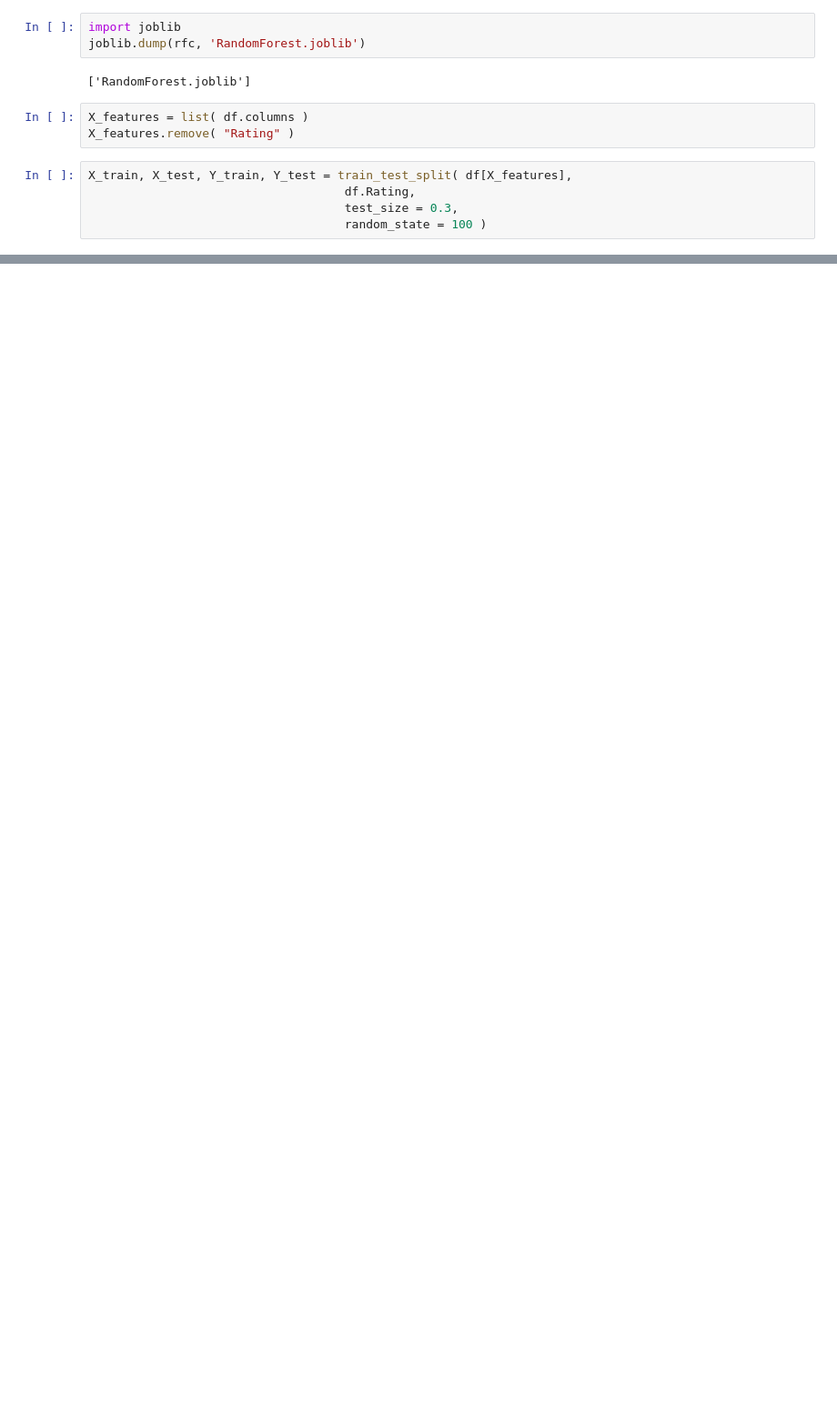
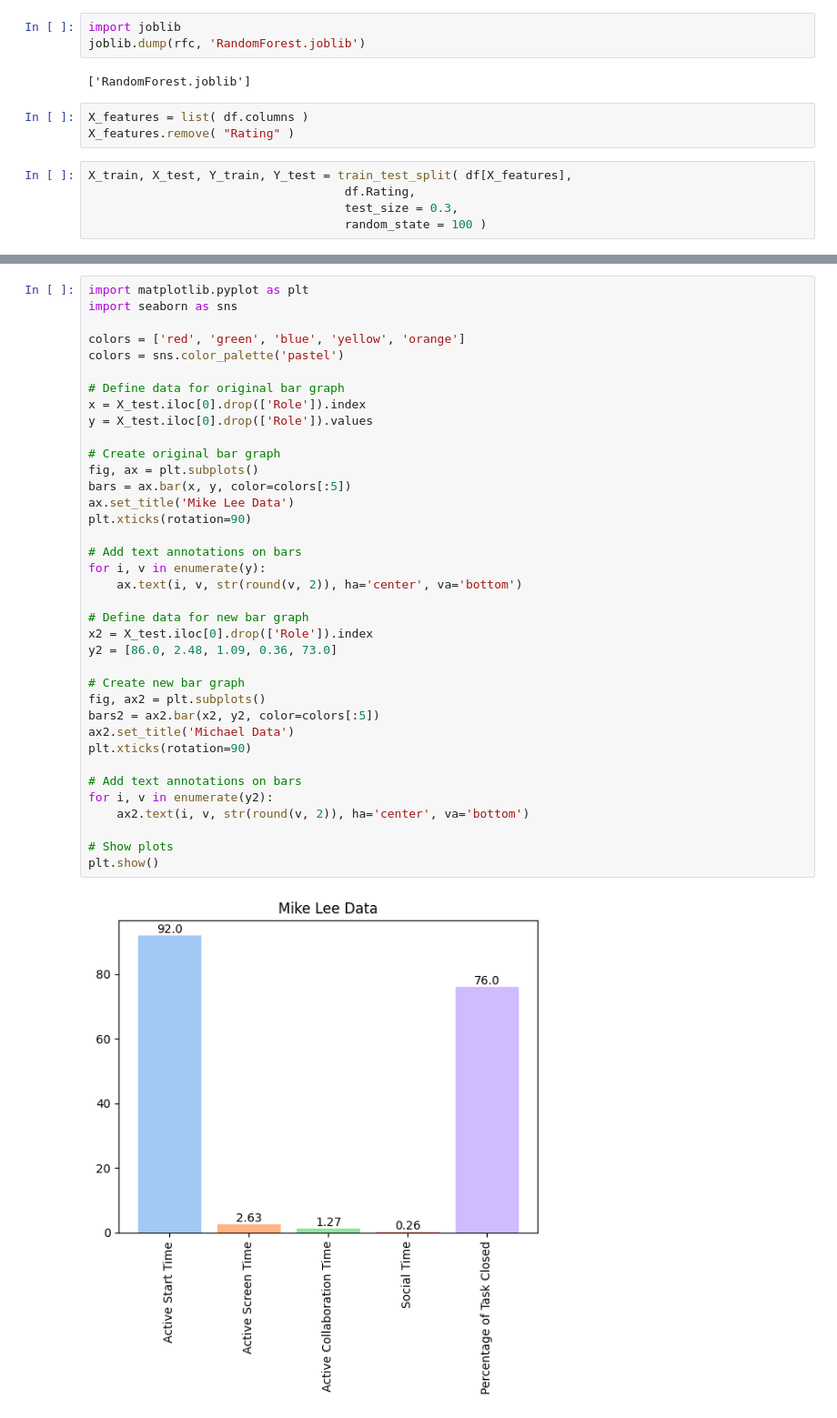
Before and after one commit to Adi-repo/Employee-Productivity, a Jupyter notebook: Employee Productivity.ipynb, the cells around one changed output, grey strips where cells are left out. Shown at 91% size. Drawn from its saved outputs; the diff is of its cells as text; blank space fills up the shorter version.

```diff
--- a/Employee Productivity.ipynb
+++ b/Employee Productivity.ipynb
@@ -159,0 +109,39 @@ eli5.explain_weights(
+# %%
+import matplotlib.pyplot as plt
+import seaborn as sns
+
+colors = ['red', 'green', 'blue', 'yellow', 'orange']
+colors = sns.color_palette('pastel')
+
+# Define data for original bar graph
+x = X_test.iloc[0].drop(['Role']).index
+y = X_test.iloc[0].drop(['Role']).values
+
+# Create original bar graph
+fig, ax = plt.subplots()
+bars = ax.bar(x, y, color=colors[:5])
+ax.set_title('Mike Lee Data')
+plt.xticks(rotation=90)
+
+# Add text annotations on bars
+for i, v in enumerate(y):
+    ax.text(i, v, str(round(v, 2)), ha='center', va='bottom')
+
+# Define data for new bar graph
+x2 = X_test.iloc[0].drop(['Role']).index
+y2 = [86.0, 2.48, 1.09, 0.36, 73.0]
+
+# Create new bar graph
+fig, ax2 = plt.subplots()
+bars2 = ax2.bar(x2, y2, color=colors[:5])
+ax2.set_title('Michael Data')
+plt.xticks(rotation=90)
+
+# Add text annotations on bars
+for i, v in enumerate(y2):
+    ax2.text(i, v, str(round(v, 2)), ha='center', va='bottom')
+
+# Show plots
+plt.show()
+# %% [output]
+[figure, added]
```
Also changed, not shown: parts of 14 cells of this notebook, 3 other files.
